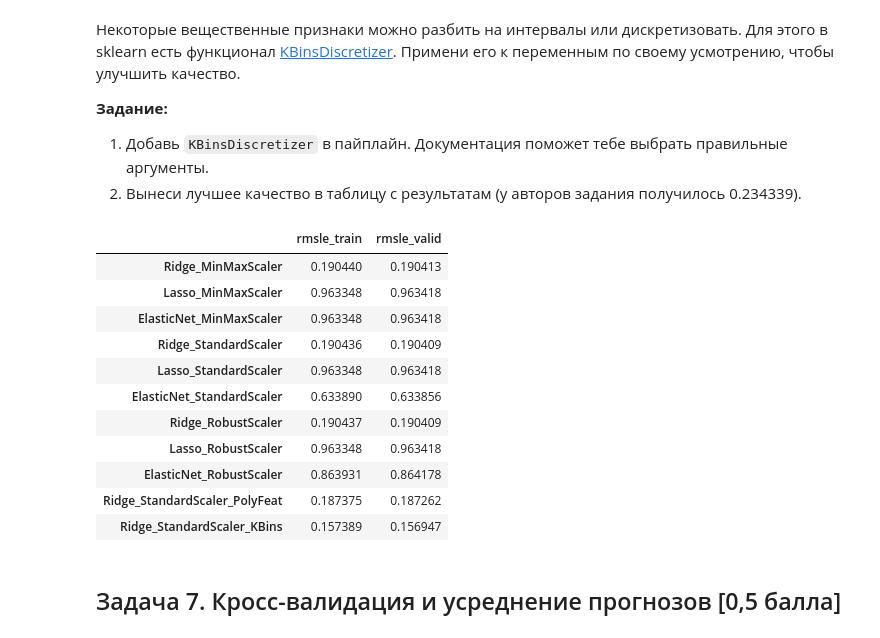
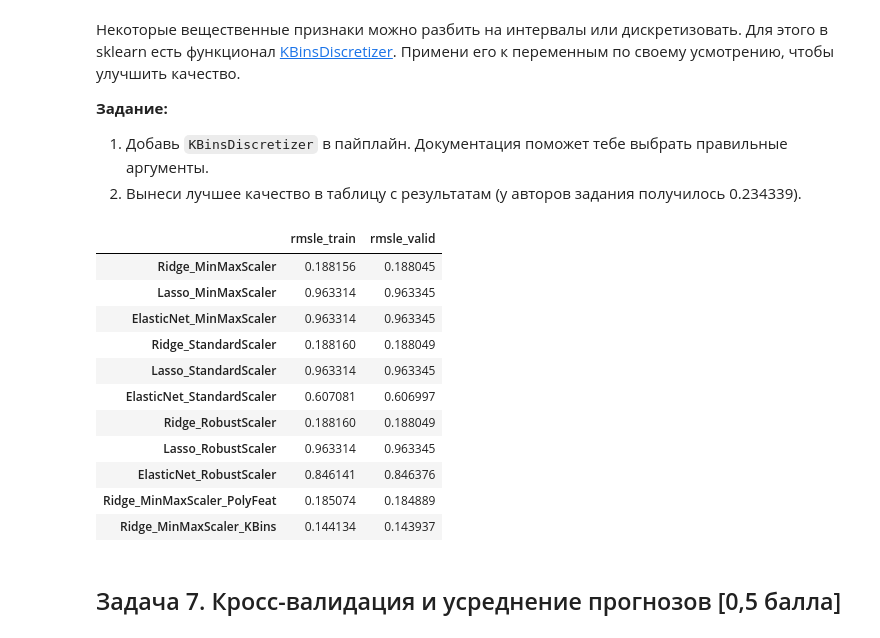
Before and after one commit to dchurikov1983/msc-ml-online-autumn-2026, a Jupyter notebook: W4 Linear Regression/Неделя_4_Машинное_обучение_ДЗ_done.ipynb, the cells around one changed output. Drawn from its saved outputs; the diff is of its cells as text; code cells hidden in the pictures.

```diff
--- a/W4 Linear Regression/Неделя_4_Машинное_обучение_ДЗ_done.ipynb
+++ b/W4 Linear Regression/Неделя_4_Машинное_обучение_ДЗ_done.ipynb
@@ -87,10 +87,9 @@ from sklearn.pipeline import Pipeline
 y_min = y_train.min()
 
 # Функции логарифмического преобразования и обратного
-def _log1p(y):
-    return np.log1p(y - y_min + 1)   # сдвиг, чтобы все значения > 0
-
-def _exp1p(y):
+def _log_shift(y):
+    return np.log(y - y_min + 1)
+def _exp_shift(y):
     return np.exp(y) - 1 + y_min
 
 # Внутри Pipeline преобразуй категориальные переменные и передай результат линейной модели
@@ -98,8 +97,8 @@ pipe = Pipeline([
     ('ohe', OneHotEncoder(handle_unknown='ignore')),
     ('lr', TransformedTargetRegressor(
         regressor=LinearRegression(),
-        func=_log1p,
-        inverse_func=_exp1p,
+        func=_log_shift,
+        inverse_func=_exp_shift,
         check_inverse=False
     ))
 ])
@@ -226,8 +225,8 @@ for scaler_name, scaler in scalers.items():
             ('prep', preprocessor),
             ('lr', TransformedTargetRegressor(
                 regressor=model,
-                func=_log1p,
-                inverse_func=_exp1p,
+                func=_log_shift,
+                inverse_func=_exp_shift,
                 check_inverse=False
             ))
         ])
@@ -318,8 +317,8 @@ pipe = Pipeline([
             ('prep', preprocessor),
             ('lr', TransformedTargetRegressor(
                 regressor=model,
-                func=_log1p,
-                inverse_func=_exp1p,
+                func=_log_shift,
+                inverse_func=_exp_shift,
                 check_inverse=False
             ))
         ])
@@ -378,55 +377,71 @@ warnings.filterwarnings('ignore', category=FutureWarning)
 warnings.filterwarnings(
     'ignore',
     message='Bins whose width are too small',
     category=UserWarning
 )
 
 #Добавь `KBinsDiscretizer` в пайплайн
+# Явно разделяем признаки по типу обработки
+disc_cols = ['Age', 'Duration']
+# Остальные числовые колонки (исключая те, что идут на дискретизацию)
+scale_cols = [c for c in num_cols if c not in disc_cols]
+
+# 2. Создаем preprocessor, где дискретизация применяется ТОЛЬКО к нужным колонкам
+preprocessor = ColumnTransformer([
+    # Ветка дискретизации: применяется к Age и Duration до масштабирования/OHE
+    ('disc', KBinsDiscretizer(n_bins=10,
+                              encode='onehot-dense',
+                              quantile_method='averaged_inverted_cdf'), disc_cols),
+
+    # Ветка масштабирования: стандартная нормализация для остальных числовых колонок
+    ('num', StandardScaler(), scale_cols),
+
+    # Ветка кодирования: One-Hot Encoding для категориальных признаков (Sex)
+    ('cat', OneHotEncoder(handle_unknown='ignore'), cat_cols)
+])
 
 pipe = Pipeline([
-           ('prep', preprocessor),
-            ('discretizer', KBinsDiscretizer(n_bins=10,
-            encode='onehot-dense',
-            quantile_method='averaged_inverted_cdf')),
-            ('lr', TransformedTargetRegressor(
-                regressor=model,
-                func=_log1p,
-                inverse_func=_exp1p,
-                check_inverse=False
-                ))
-                ])
+    ('prep', preprocessor),
+    ('lr', TransformedTargetRegressor(
+        regressor=Ridge(), # Лучшая модель из предыдущих шагов
+        func=_log_shift,   # Используй исправленную функцию сдвига (без двойки)
+        inverse_func=_exp_shift,
+        check_inverse=False
+    ))
+])
+
 
 # Обучение и предсказания
 pipe.fit(X_train, y_train)
 y_pred_train = pipe.predict(X_train)
 y_pred_val = pipe.predict(X_val)
 
 # Метрики RMSLE
 rmsle_train = -scoring_foo(y_train, y_pred_train)
 rmsle_valid = -scoring_foo(y_val, y_pred_val)
 
 # Название комбинации, понятное по колонке
 res[f'{min_rmsle_valid_name}_KBins'] = [rmsle_train, rmsle_valid]
 
 #Сохрани результат лучшего эксперимента в таблицу (у авторов задания получилось качество 0.238208).
 # Итоговая таблица
 df_res = pd.DataFrame.from_dict(res, orient='index',
                                 columns=['rmsle_train', 'rmsle_valid'])
 # Выведи результат
 df_res
 # %% [output]
 |  | rmsle_train | rmsle_valid |
-| Ridge_MinMaxScaler | 0.190440 | 0.190413 |
-| Lasso_MinMaxScaler | 0.963348 | 0.963418 |
-| ElasticNet_MinMaxScaler | 0.963348 | 0.963418 |
-| Ridge_StandardScaler | 0.190436 | 0.190409 |
-| Lasso_StandardScaler | 0.963348 | 0.963418 |
-| ElasticNet_StandardScaler | 0.633890 | 0.633856 |
-| Ridge_RobustScaler | 0.190437 | 0.190409 |
-| Lasso_RobustScaler | 0.963348 | 0.963418 |
-| ElasticNet_RobustScaler | 0.863931 | 0.864178 |
-| Ridge_StandardScaler_PolyFeat | 0.187375 | 0.187262 |
-| Ridge_StandardScaler_KBins | 0.157389 | 0.156947 |
+| Ridge_MinMaxScaler | 0.188156 | 0.188045 |
+| Lasso_MinMaxScaler | 0.963314 | 0.963345 |
+| ElasticNet_MinMaxScaler | 0.963314 | 0.963345 |
+| Ridge_StandardScaler | 0.188160 | 0.188049 |
+| Lasso_StandardScaler | 0.963314 | 0.963345 |
+| ElasticNet_StandardScaler | 0.607081 | 0.606997 |
+| Ridge_RobustScaler | 0.188160 | 0.188049 |
+| Lasso_RobustScaler | 0.963314 | 0.963345 |
+| ElasticNet_RobustScaler | 0.846141 | 0.846376 |
+| Ridge_MinMaxScaler_PolyFeat | 0.185074 | 0.184889 |
+| Ridge_MinMaxScaler_KBins | 0.144134 | 0.143937 |
 # %% [markdown]
 ## Задача 7. Кросс-валидация и усреднение прогнозов [0,5 балла]
 # %% [markdown]
```
Also changed, not shown: parts of 8 cells of this notebook.
